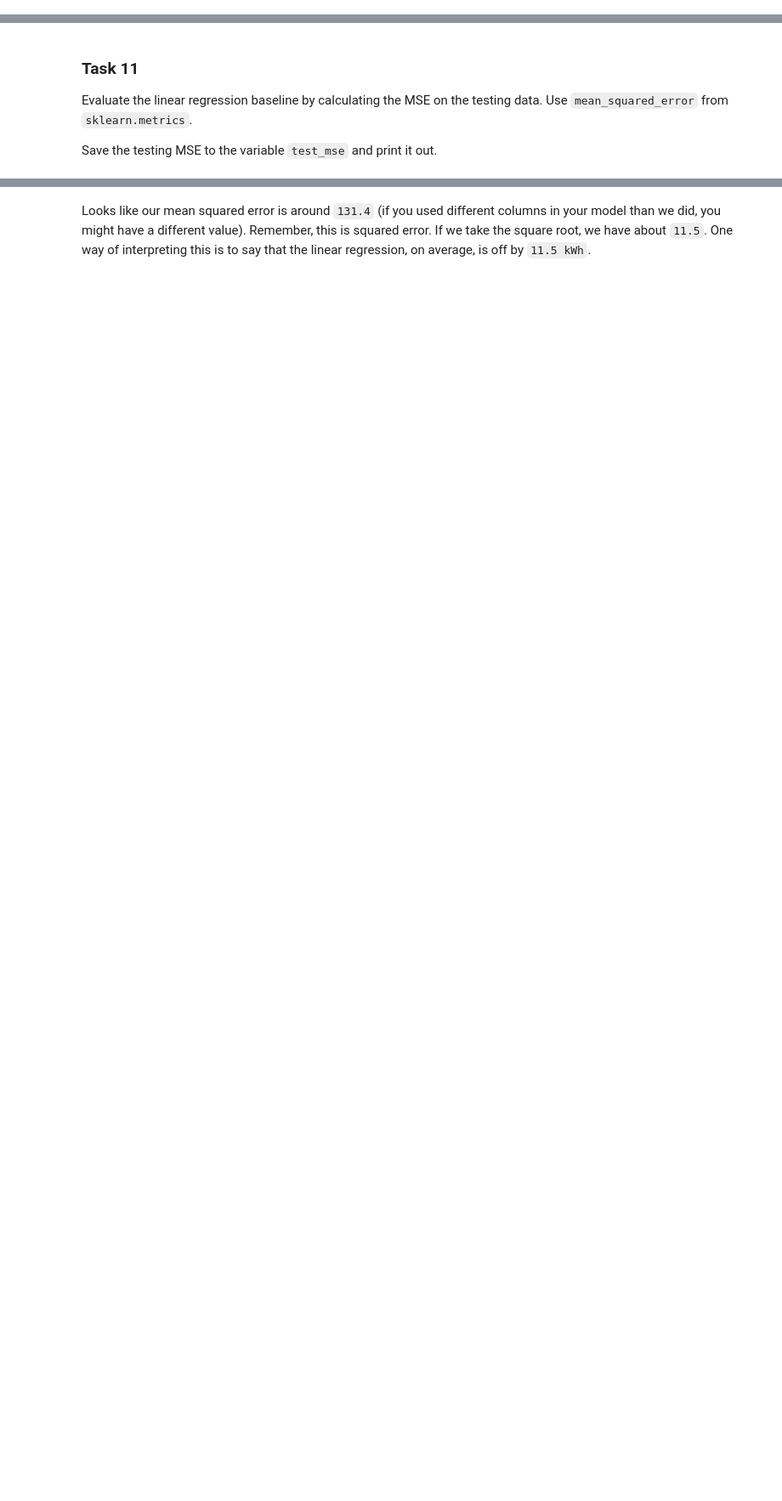
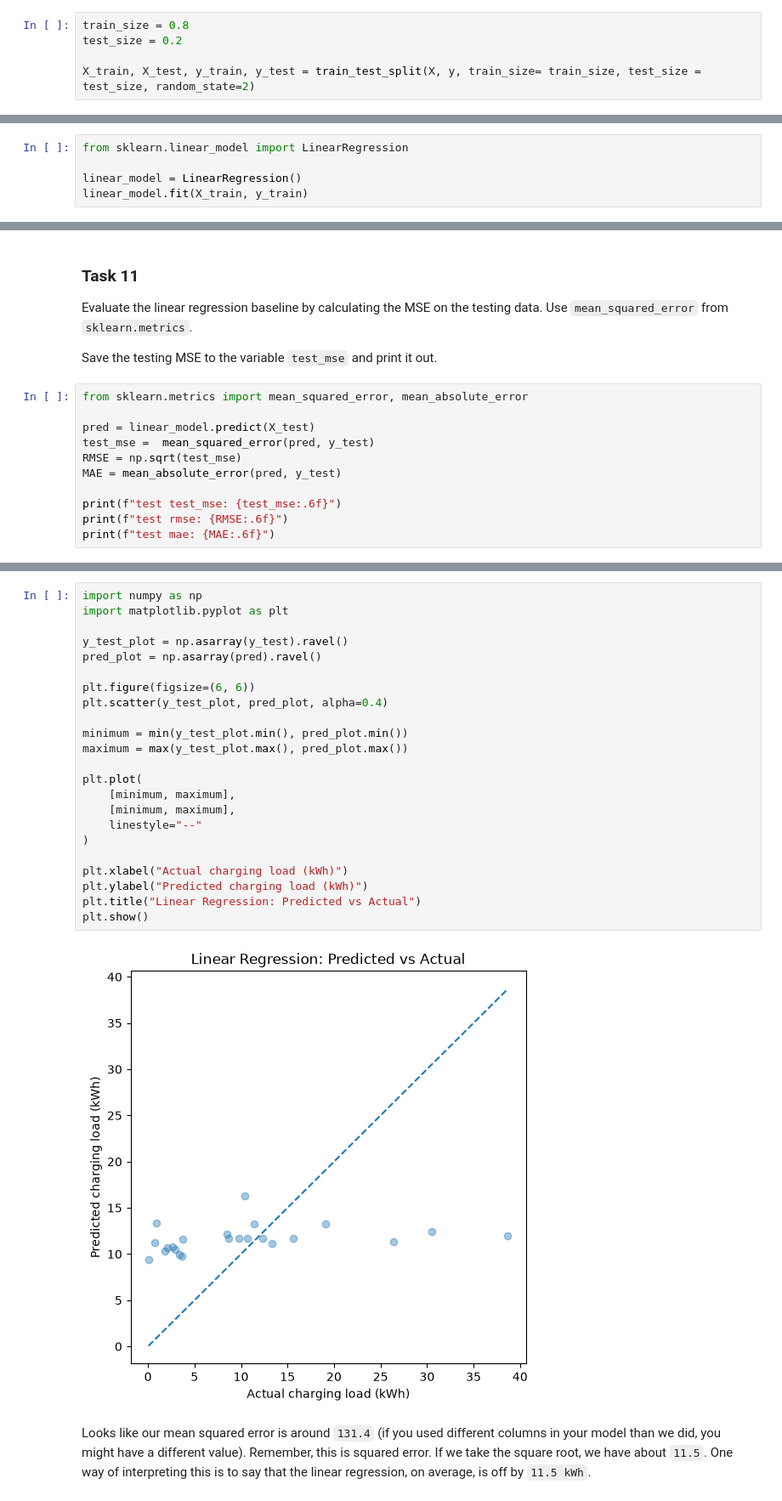
Before and after one commit to charlesgwellem/ev-charging-load-pytorch, a Jupyter notebook: Predicting Electric Vehicle Charging Loads.ipynb, the cells around one changed output, grey strips where cells are left out. Shown at 85% size. Cells and saved outputs as stored; diff of their text form; blank space fills up the shorter version.

Commit message:
Add data preparation and linear regression baseline

```diff
--- a/Predicting Electric Vehicle Charging Loads.ipynb
+++ b/Predicting Electric Vehicle Charging Loads.ipynb
@@ -120,0 +392,5 @@ Use `sklearn` to split `X` and `y` into training and testing datasets. The train
+# %%
+train_size = 0.8
+test_size = 0.2
+
+X_train, X_test, y_train, y_test = train_test_split(X, y, train_size= train_size, test_size = test_size, random_state=2)
@@ -130,3 +418,8 @@ If you haven't done linear regression with scikit-learn before, feel free to use
 Use Scikit-learn to train a Linear Regression model using the training data to predict EV charging loads.
 
 The linear regression will be used as a baseline to compare against the neural network we will train later.
+# %%
+from sklearn.linear_model import LinearRegression
+
+linear_model = LinearRegression()
+linear_model.fit(X_train, y_train)
@@ -136,3 +431,14 @@ The linear regression will be used as a baseline to compare against the neural n
 Evaluate the linear regression baseline by calculating the MSE on the testing data. Use `mean_squared_error` from `sklearn.metrics`.
 
 Save the testing MSE to the variable `test_mse` and print it out.
+# %%
+from sklearn.metrics import mean_squared_error, mean_absolute_error
+
+pred = linear_model.predict(X_test)
+test_mse =  mean_squared_error(pred, y_test)
+RMSE = np.sqrt(test_mse)
+MAE = mean_absolute_error(pred, y_test)
+
+print(f"test test_mse: {test_mse:.6f}")
+print(f"test rmse: {RMSE:.6f}")
+print(f"test mae: {MAE:.6f}")
@@ -139,2 +449,27 @@ Save the testing MSE to the variable `test_mse` and print it out.
+# %%
+import numpy as np
+import matplotlib.pyplot as plt
+
+y_test_plot = np.asarray(y_test).ravel()
+pred_plot = np.asarray(pred).ravel()
+
+plt.figure(figsize=(6, 6))
+plt.scatter(y_test_plot, pred_plot, alpha=0.4)
+
+minimum = min(y_test_plot.min(), pred_plot.min())
+maximum = max(y_test_plot.max(), pred_plot.max())
+
+plt.plot(
+    [minimum, maximum],
+    [minimum, maximum],
+    linestyle="--"
+)
+
+plt.xlabel("Actual charging load (kWh)")
+plt.ylabel("Predicted charging load (kWh)")
+plt.title("Linear Regression: Predicted vs Actual")
+plt.show()
+# %% [output]
+[figure, added]
 # %% [markdown]
 Looks like our mean squared error is around `131.4` (if you used different columns in your model than we did, you might have a different value). Remember, this is squared error. If we take the square root, we have about `11.5`. One way of interpreting this is to say that the linear regression, on average, is off by `11.5 kWh`.
```
Also changed, not shown: parts of 36 cells of this notebook.
